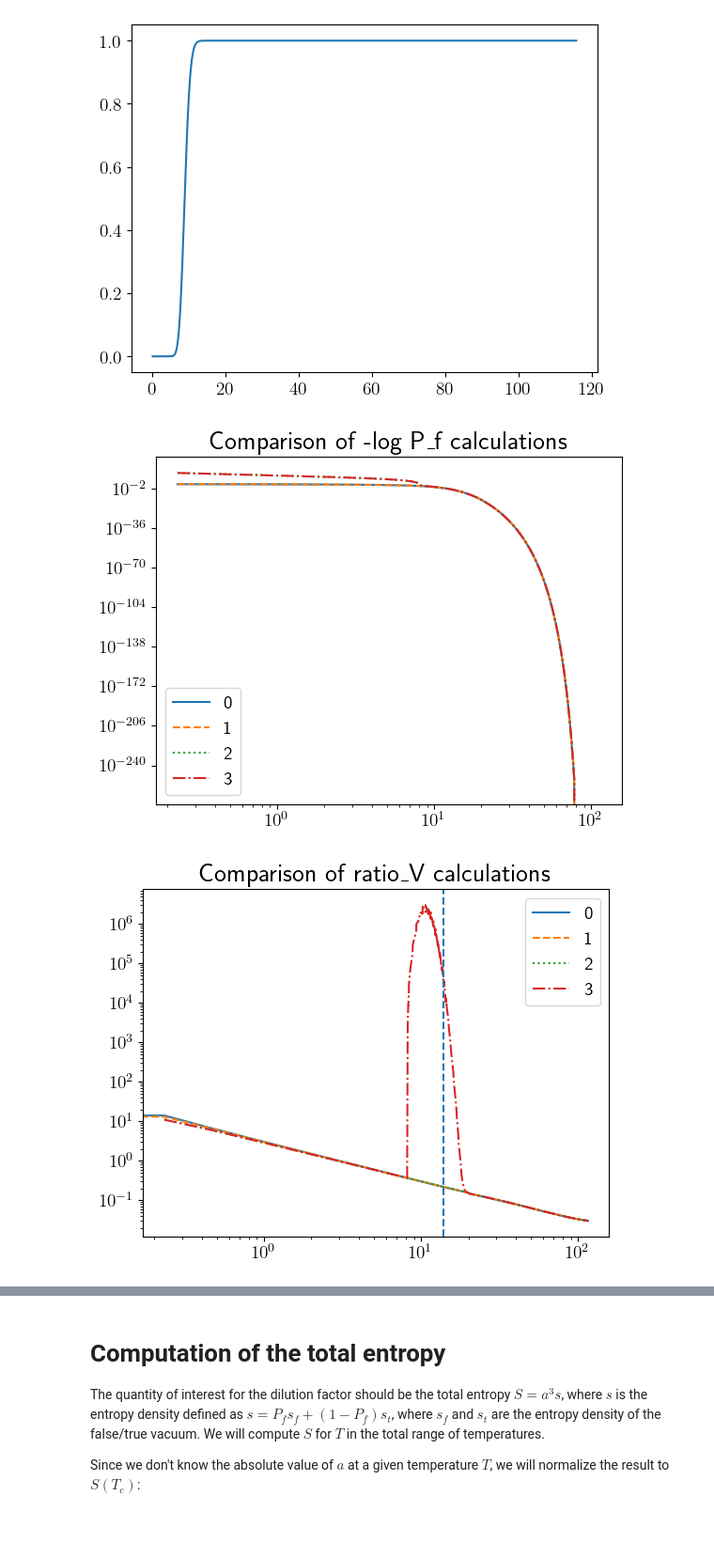
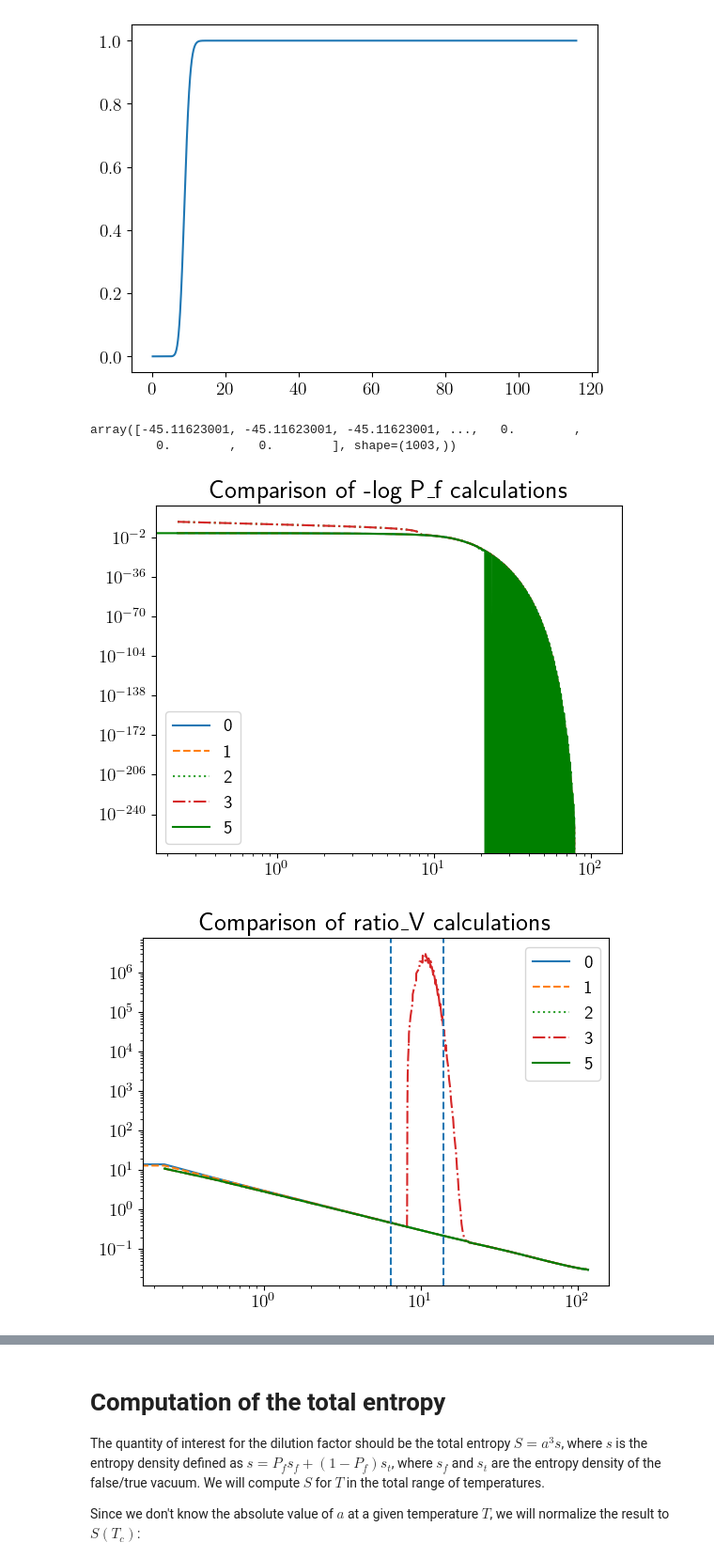
Before and after one commit to michelelucente/ELENA, a Jupyter notebook: examples/dilution.ipynb, the cells around one changed output, grey strips where cells are left out. Shown at 94% size. Saved outputs shown, nothing was run; the diff lists cells and outputs as text; code cells hidden in the pictures; blank space fills up the shorter version.

```diff
--- a/examples/dilution.ipynb
+++ b/examples/dilution.ipynb
@@ -384,3 +384,37 @@ except:
 
 logP_f3, Temps3, ratio_V3, Gamma3, H3, drho3, rhoplusp3, P3, dP3  = compute_logP_f3(dp, V_min_value, S3overT, true_vev, false_vev, v_w = 1, units = units)
                                                               #compute_logP_f3(m, V_min_value, S3overT, true_vev, false_vev, v_w, units = 'GeV', return_all = False)
+# %%
+logP_f5, Temps5, ratio_V5, Gamma5, H5 = compute_logP_f5(dp, V_min_value, S3overT, true_vev, false_vev, v_w = 1, units = units)
+# %%
+# Test compute_logP_f5 with debugging
+import importlib
+import temperatures
+importlib.reload(temperatures)
+from temperatures import compute_logP_f5
+
+result = compute_logP_f5(
+    dp, V_min_value, S3overT, true_vev, false_vev,
+    v_w=1, units=units, return_all=True
+)
+
+logP_f5, Temps5, R5, Gamma5, H5, V_ext5, I5, rho_f5, rho_t5, rho_plus_p_f5, rho_plus_p_t5, delta_rho5 = result
+
+print("compute_logP_f5 completed!")
+print(f"\nTemperature range: {Temps5.min():.2f} to {Temps5.max():.2f} {units}")
+print(f"logP_f range: {np.nanmin(logP_f5):.4e} to {np.nanmax(logP_f5):.4e}")
+print(f"V_ext range: {np.nanmin(V_ext5):.4e} to {np.nanmax(V_ext5):.4e}")
+print(f"R range: {np.nanmin(R5):.4e} to {np.nanmax(R5):.4e}")
+print(f"H range: {np.nanmin(H5):.4e} to {np.nanmax(H5):.4e}")
+print(f"\nNaN counts:")
+print(f"  logP_f: {np.isnan(logP_f5).sum()}")
+print(f"  R: {np.isnan(R5).sum()}")
+print(f"  H: {np.isnan(H5).sum()}")
+print(f"  rho_plus_p_f: {np.isnan(rho_plus_p_f5).sum()}")
+print(f"  rho_plus_p_t: {np.isnan(rho_plus_p_t5).sum()}")
+
+# Check for zero divisions
+print(f"\nZero/near-zero counts:")
+print(f"  rho_plus_p_f near zero: {(np.abs(rho_plus_p_f5) < 1e-50).sum()}")
+print(f"  rho_plus_p_t near zero: {(np.abs(rho_plus_p_t5) < 1e-50).sum()}")
+print(f"  H near zero: {(np.abs(H5) < 1e-50).sum()}")
@@ -447,11 +1151,17 @@ plt.plot(Temps, np.exp(logP_f))
 # %% [output]
 [<matplotlib.lines.Line2D at 0x...>]
 [figure]
+# %%
+logP_f5
+# %% [output]
+array([-45.11623001, -45.11623001, -45.11623001, ...,   0.        ,
+         0.        ,   0.        ], shape=(1003,))
 # %%
 plt.plot(Temps, -logP_f, label = '0')
 plt.plot(Temps1, -logP_f1, linestyle = "--", label = '1')
 plt.plot(Temps2, -logP_f2, linestyle = ":", label = '2')
 plt.plot(Temps3, -logP_f3, linestyle = "-.", label = '3')
+plt.plot(Temps5, -logP_f5, linestyle = "-", color='green', label = '5')
 plt.yscale('log')
 plt.xscale('log')
 plt.title('Comparison of -log P_f calculations')
@@ -462,32 +1172,36 @@ plt.plot(Temps, ratio_V, label = '0')
 plt.plot(Temps1, ratio_V1, linestyle = "--", label = '1')
 plt.plot(Temps2, ratio_V2, linestyle = ":", label = '2')
 plt.plot(Temps3, ratio_V3, linestyle = "-.", label = '3')
+plt.plot(Temps5, ratio_V5, linestyle = "-",color='green', label = '5')
 plt.axvline(T_nuc, linestyle = '--')
+plt.axvline(T_completion, linestyle = '--')
 plt.yscale('log')
 plt.xscale('log')
 plt.title('Comparison of ratio_V calculations')
 plt.legend()
 plt.show()
 
 plt.plot(Temps, Gamma, label = '0')
 plt.plot(Temps1, Gamma1, linestyle = "--", label = '1')
 plt.plot(Temps2, Gamma2, linestyle = ":", label = '2')
 plt.plot(Temps3, Gamma3, linestyle = "-.", label = '3')
+plt.plot(Temps5, Gamma5, linestyle = "-", color='green', label = '5')
 plt.yscale('log')
 plt.xscale('log')
 plt.title('Comparison of Gamma calculations')
 plt.legend()
 plt.show()
 
 plt.plot(Temps, H, label = '0')
 plt.plot(Temps1, H1, linestyle = "--", label = '1')
 plt.plot(Temps2, H2, linestyle = ":", label = '2')
 plt.plot(Temps2, H3, linestyle = "-.", label = '3')
+plt.plot(Temps5, H5, linestyle = "-", color='green', label = '5')
 plt.yscale('log')
 plt.xscale('log')
 plt.title('Comparison of H calculations')
 plt.legend()
 plt.show()
 # %% [output]
-[figure, old version]
+[figure, new version]
-[figure, old version]
+[figure, new version]
```
Also changed, not shown: parts of 25 cells of this notebook, 6 other files.
